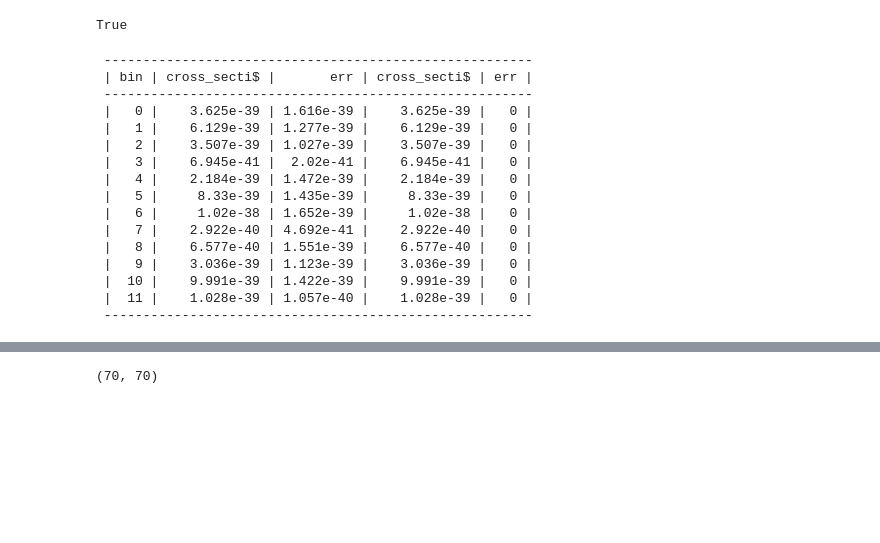
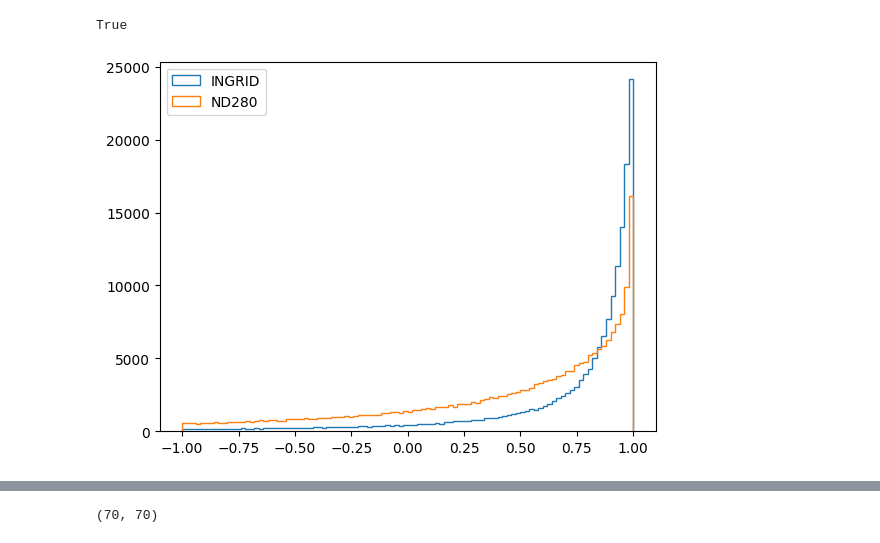
Before and after one commit to NUISANCEMC/nuisance3, a Jupyter notebook: notebooks/t2konoffaxis.ipynb, the cells around one changed output, grey strips where cells are left out. Drawn from its saved outputs; the diff is of its cells as text; code cells hidden in the pictures; blank space fills up the shorter version.

```diff
--- a/notebooks/t2konoffaxis.ipynb
+++ b/notebooks/t2konoffaxis.ipynb
@@ -140,27 +135,22 @@ for i,fn in enumerate(off_axis_proj_funcs):
 # %%
 ef_on_axis = fg_on_axis.firstArrow(int(1E6))
 ef_off_axis = fg_off_axis.firstArrow(int(1E6))
+# %%
+costhetah_on_axis = pn.HistFrame(pn.Binning.lin_space(-1,1,100))
+costhetah_on_axis.fill_from_Arrow(ef_on_axis, [on_axis_proj_names[1]])
+
+costhetah_off_axis = pn.HistFrame(pn.Binning.lin_space(-1,1,100))
+costhetah_off_axis.fill_from_Arrow(ef_off_axis, [off_axis_proj_names[1]])
+
+costhetah_on_axis.mpl().hist(histtype="step",label="INGRID")
+costhetah_off_axis.mpl().hist(histtype="step",label="ND280")
+plt.legend()
+plt.show()
+# %% [output]
+[figure, added]
 # %%
 on_axis_xs_data = pn.convert.HistFrame.from_yaml_str(str(onaxis_doc))
 off_axis_xs_data = pn.convert.HistFrame.from_yaml_str(str(offaxis_doc))
-print(on_axis_xs_data)
-# %% [output]
- -------------------------------------------------------
- | bin | cross_secti$ |       err | cross_secti$ | err |
- -------------------------------------------------------
- |   0 |    3.625e-39 | 1.616e-39 |    3.625e-39 |   0 |
- |   1 |    6.129e-39 | 1.277e-39 |    6.129e-39 |   0 |
- |   2 |    3.507e-39 | 1.027e-39 |    3.507e-39 |   0 |
- |   3 |    6.945e-41 |  2.02e-41 |    6.945e-41 |   0 |
- |   4 |    2.184e-39 | 1.472e-39 |    2.184e-39 |   0 |
- |   5 |     8.33e-39 | 1.435e-39 |     8.33e-39 |   0 |
- |   6 |     1.02e-38 | 1.652e-39 |     1.02e-38 |   0 |
- |   7 |    2.922e-40 | 4.692e-41 |    2.922e-40 |   0 |
- |   8 |    6.577e-40 | 1.551e-39 |    6.577e-40 |   0 |
- |   9 |    3.036e-39 | 1.123e-39 |    3.036e-39 |   0 |
- |  10 |    9.991e-39 | 1.422e-39 |    9.991e-39 |   0 |
- |  11 |    1.028e-39 | 1.057e-40 |    1.028e-39 |   0 |
- -------------------------------------------------------
 # %%
 ctheta_bins = on_axis_xs_data.project(1).binning.bins
 
```
Also changed, not shown: parts of 7 cells of this notebook.
